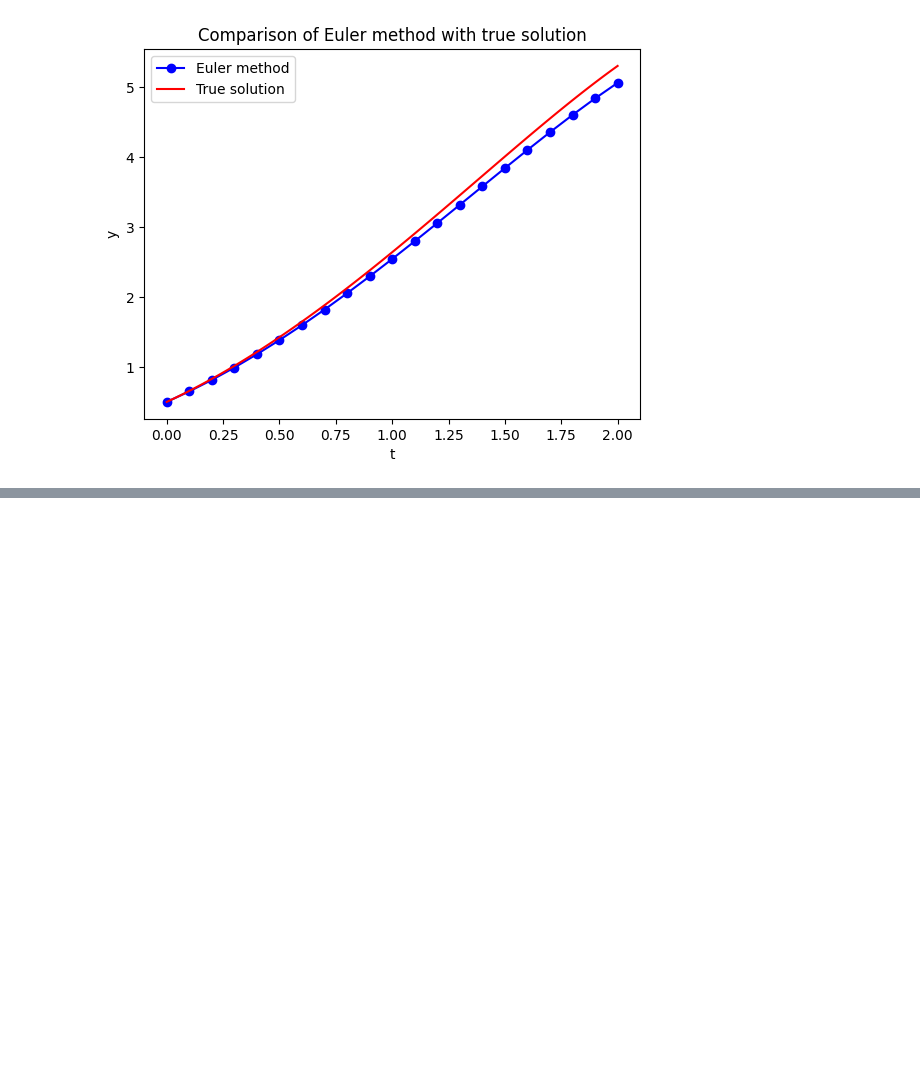
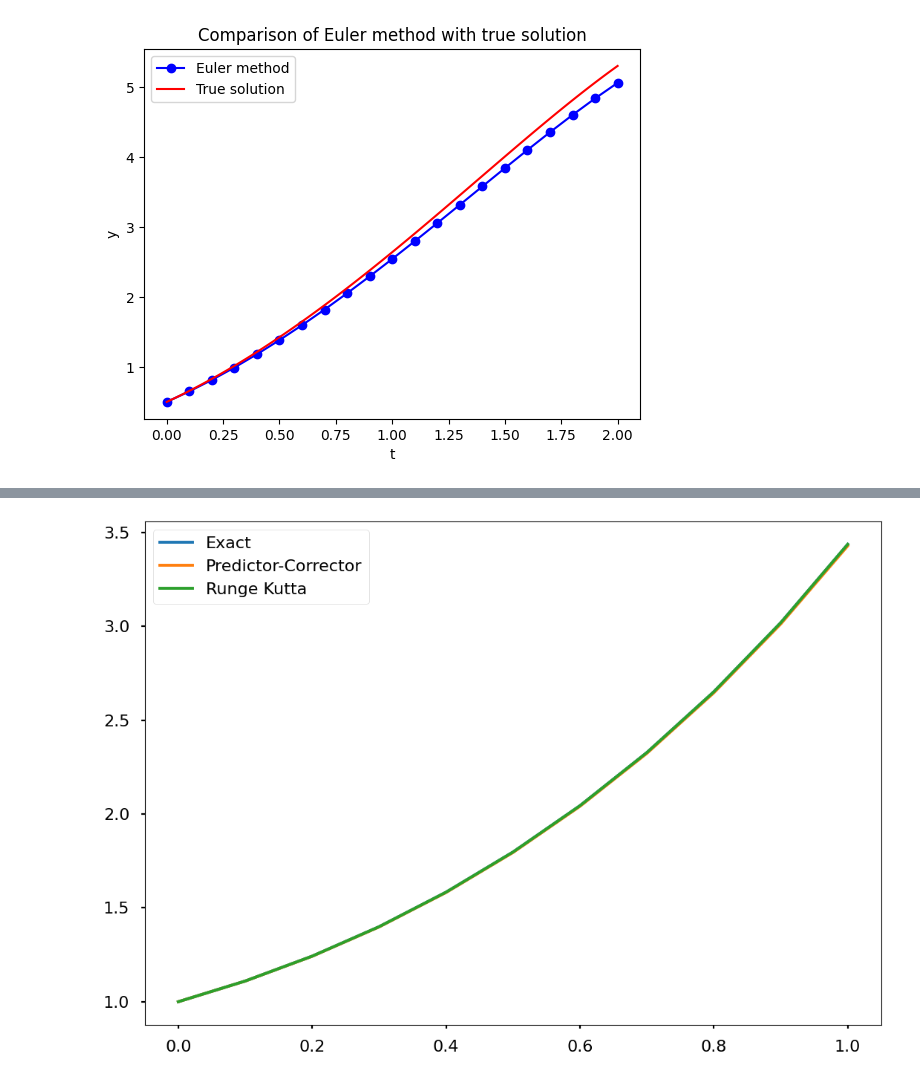
Before and after one commit to yzhu233/MAT421, a Jupyter notebook: ModuleH_Yaci.ipynb, the cells around one changed output, grey strips where cells are left out. Cells and saved outputs as stored; diff of their text form; code cells hidden in the pictures; blank space fills up the shorter version.

```diff
--- a/ModuleH_Yaci.ipynb
+++ b/ModuleH_Yaci.ipynb
@@ -68,0 +129,44 @@ plt.show()
+# %%
+import numpy as np
+import matplotlib.pyplot as plt
+
+def f(x, y):
+    return x + y
+
+x0, y0 = 0, 1
+
+h = 0.1
+a, b = 0, 1
+n = int((b-a)/h)
+
+x_pc = [x0]
+y_pc = [y0]
+
+for i in range(n):
+    x = x_pc[i] + h
+    yp = y_pc[i] + h*f(x_pc[i], y_pc[i])
+    yc = y_pc[i] + h*f(x, yp)
+    y_pc.append((yp+yc)/2)
+    x_pc.append(x)
+
+x_rk = [x0]
+y_rk = [y0]
+
+for i in range(n):
+    x = x_rk[i] + h
+    k1 = h*f(x_rk[i], y_rk[i])
+    k2 = h*f(x_rk[i] + h/2, y_rk[i] + k1/2)
+    k3 = h*f(x_rk[i] + h/2, y_rk[i] + k2/2)
+    k4 = h*f(x_rk[i] + h, y_rk[i] + k3)
+    y_rk.append(y_rk[i] + (k1 + 2*k2 + 2*k3 + k4)/6)
+    x_rk.append(x)
+x = np.linspace(a, b, n+1)
+y_exact = -x - 1 + 2*np.exp(x)
+
+plt.plot(x, y_exact, label="Exact")
+plt.plot(x_pc, y_pc, label="Predictor-Corrector")
+plt.plot(x_rk, y_rk, label="Runge Kutta")
+plt.legend()
+plt.show()
+# %% [output]
+[figure, added]
```
Also changed, not shown: parts of 5 cells of this notebook.
